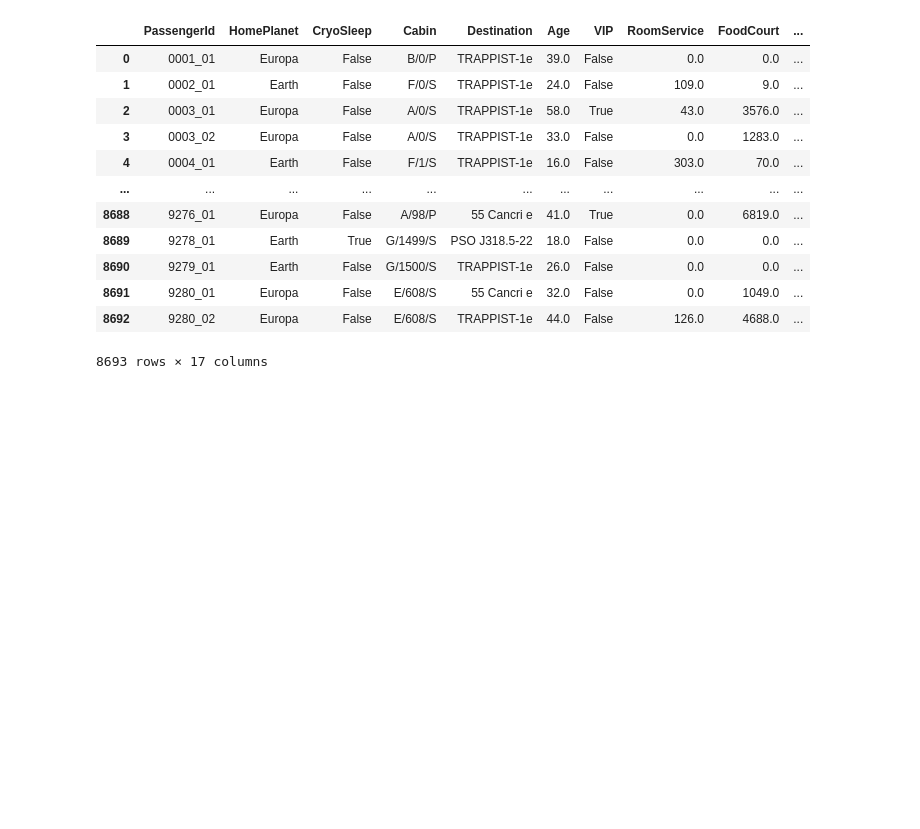
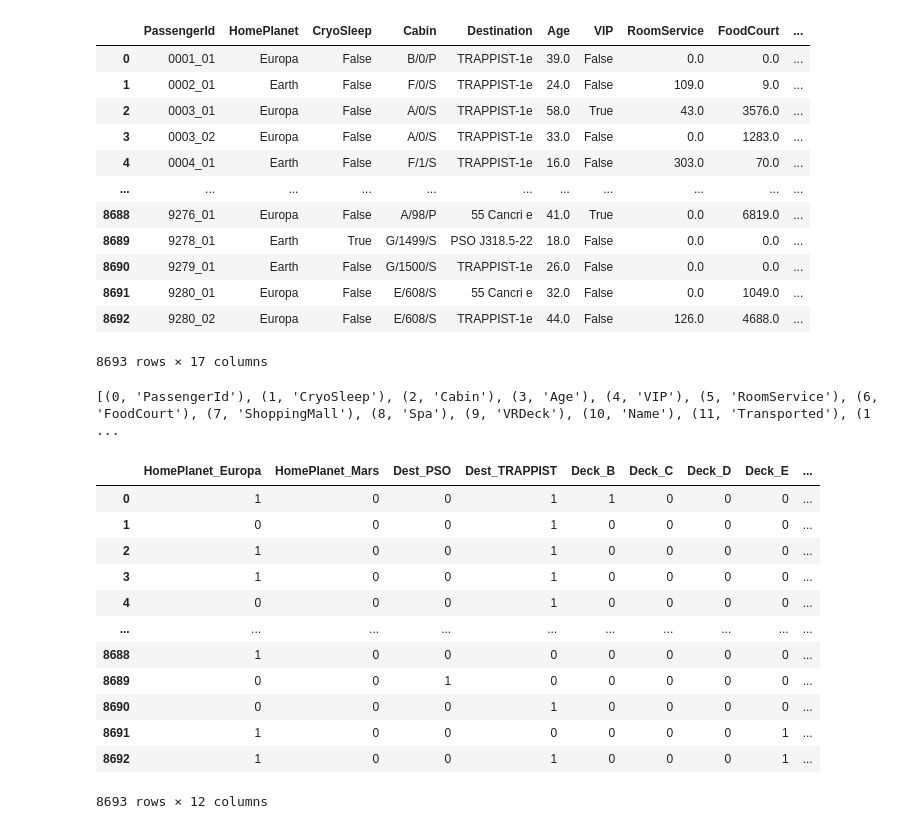
Before and after one commit to irvind/spaceship_titanic, a Jupyter notebook: spaceship_titanic.ipynb, the cells around one changed output. Saved outputs shown, nothing was run; the diff lists cells and outputs as text; code cells hidden in the pictures; blank space fills up the shorter version.

```diff
--- a/spaceship_titanic.ipynb
+++ b/spaceship_titanic.ipynb
@@ -227,3 +227,25 @@ df
 | 8691 | 9280_01 | Europa | False | E/608/S | 55 Cancri e | 32.0 | False | 0.0 | 1049.0 | ... |
 | 8692 | 9280_02 | Europa | False | E/608/S | TRAPPIST-1e | 44.0 | False | 126.0 | 4688.0 | ... |
 8693 rows × 17 columns
+# %%
+df2 = pd.get_dummies(df, columns=['HomePlanet', 'Destination', 'Deck', 'Side'], drop_first=True)
+print(list(enumerate(df2.columns)))
+df2.rename(columns={'Destination_55 Cancri e': 'Dest_Cancri',
+                    'Destination_PSO J318.5-22': 'Dest_PSO',
+                    'Destination_TRAPPIST-1e': 'Dest_TRAPPIST'}, inplace=True)
+df2.iloc[:, 13:]
+# %% [output]
+[(0, 'PassengerId'), (1, 'CryoSleep'), (2, 'Cabin'), (3, 'Age'), (4, 'VIP'), (5, 'RoomService'), (6, 'FoodCourt'), (7, 'ShoppingMall'), (8, 'Spa'), (9, 'VRDeck'), (10, 'Name'), (11, 'Transported'), (1 ...
+|  | HomePlanet_Europa | HomePlanet_Mars | Dest_PSO | Dest_TRAPPIST | Deck_B | Deck_C | Deck_D | Deck_E | ... |
+| 0 | 1 | 0 | 0 | 1 | 1 | 0 | 0 | 0 | ... |
+| 1 | 0 | 0 | 0 | 1 | 0 | 0 | 0 | 0 | ... |
+| 2 | 1 | 0 | 0 | 1 | 0 | 0 | 0 | 0 | ... |
+| 3 | 1 | 0 | 0 | 1 | 0 | 0 | 0 | 0 | ... |
+| 4 | 0 | 0 | 0 | 1 | 0 | 0 | 0 | 0 | ... |
+| ... | ... | ... | ... | ... | ... | ... | ... | ... | ... |
+| 8688 | 1 | 0 | 0 | 0 | 0 | 0 | 0 | 0 | ... |
+| 8689 | 0 | 0 | 1 | 0 | 0 | 0 | 0 | 0 | ... |
+| 8690 | 0 | 0 | 0 | 1 | 0 | 0 | 0 | 0 | ... |
+| 8691 | 1 | 0 | 0 | 0 | 0 | 0 | 0 | 1 | ... |
+| 8692 | 1 | 0 | 0 | 1 | 0 | 0 | 0 | 1 | ... |
+8693 rows × 12 columns
```
Also changed, not shown: parts of 4 cells of this notebook.
